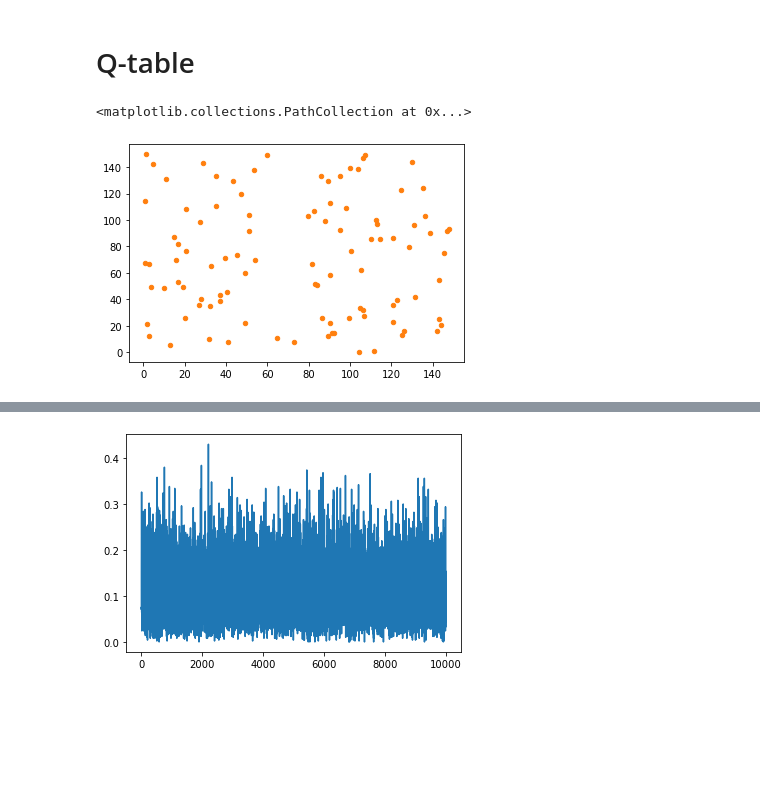
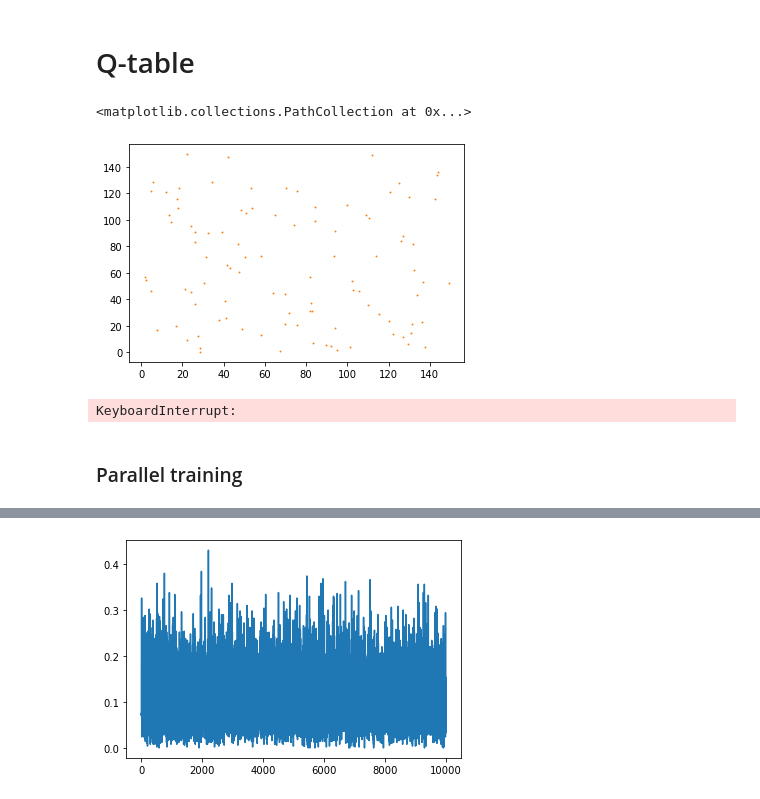
Before and after one commit to gorkamunoz/rl_opts, a Jupyter notebook: nbs/single_RL_walker.ipynb, the cells around one changed output, grey strips where cells are left out. Drawn from its saved outputs; the diff is of its cells as text; code cells hidden in the pictures; blank space fills up the shorter version.

```diff
--- a/nbs/single_RL_walker.ipynb
+++ b/nbs/single_RL_walker.ipynb
@@ -60,8 +60,8 @@ class target_env():
 
             # If there was encounter, we reset direction and change position of particle to (pos target + ls)
             self.current_direction = np.random.uniform(low = 0, high = 2*np.pi)
-            self.agent_pos[0] = self.target_positions[first_encounter, 0] + self.agent_step*np.cos(self.current_direction)
-            self.agent_pos[1] = self.target_positions[first_encounter, 1] + self.agent_step*np.sin(self.current_direction)
+            self.agent_pos[0] = self.target_positions[first_encounter, 0] + self.ls*np.cos(self.current_direction)
+            self.agent_pos[1] = self.target_positions[first_encounter, 1] + self.ls*np.sin(self.current_direction)
 
             # Update the state of the agent
             self.agent_state = 0
@@ -121,13 +118,21 @@ ax.legend()
 # %%
 class Qtable_constraints:
 
-    def __init__(self, state_space, action_space, alpha, gamma, egreedy):
+    def __init__(self, state_space,
+                 action_space,
+                 alpha,
+                 gamma,
+                 egreedy,
+                 egreedy_decay = 0.999,
+                 egreedy_min = 0.1):
 
         self.state_space = state_space
         self.action_space = action_space
         self.alpha = alpha
         self.gamma = gamma
         self.egreedy = egreedy
+        self.egreedy_decay = egreedy_decay
+        self.egreedy_min = egreedy_min
 
         self.Q = np.zeros([self.state_space, self.action_space])
         self.V = np.zeros(self.state_space)
@@ -182,7 +187,7 @@ class step_by_step_agent():
 # Parameters
 # -----------------------------------------------------------------------------
 episodes = 100
-time_ep = 5000
+time_ep = 900
 # Learning_parameters
 learning_rate = 0.01
 egreedy = 1
@@ -190,27 +195,27 @@ egreedy_decay = 0.999
 egreedy_min = 0.1
 
 time_bins = min(time_ep, 1000)
-state_space = np.linspace(0, time_ep, time_bins)
+state_space = np.arange(time_bins)#np.linspace(0, time_ep, time_bins)
 # %%
 qtable = Qtable_constraints(state_space = time_bins,
                            action_space = 2,
                            alpha = 0.8,
                            gamma = 0.95,
                            egreedy= egreedy)
 
 agent = step_by_step_agent(policy = qtable,
                            state_space = state_space)
 
 Nt = 1000
 L = 150
-at = 5
+at = 1
 Nt = 100
 
 env = target_env(Nt = Nt, L = L, boundary_condition = 'periodic', at = at)
 plt.scatter(env.target_positions[:, 0], env.target_positions[:, 1], c = 'C1', marker='.', s = np.pi*env.at**2)
 # %% [output]
 <matplotlib.collections.PathCollection at 0x...>
-[figure, old version]
+[figure, new version]
 # %%
 rewards = torch.zeros(episodes, time_ep)
 steps = []
@@ -258,3 +263,7 @@ for e in tqdm(range(episodes)):
 
 
     steps.append(step_length)
+# %% [output]
+KeyboardInterrupt:
+# %% [markdown]
+### Parallel training
```
Also changed, not shown: parts of 6 cells of this notebook, 1 other file.
